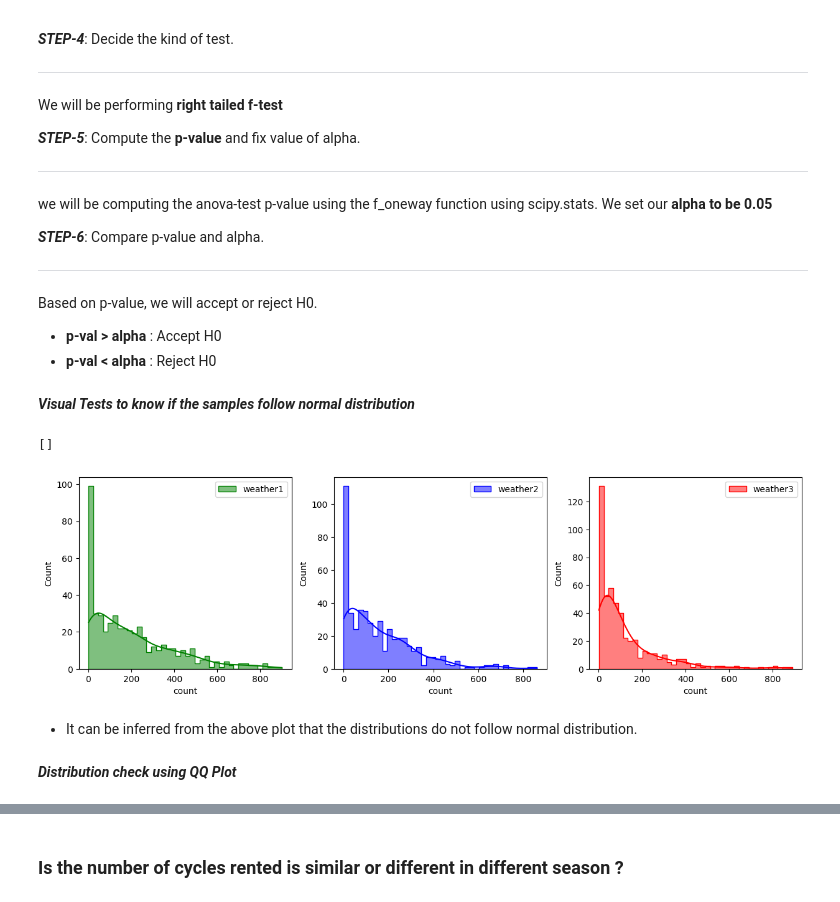
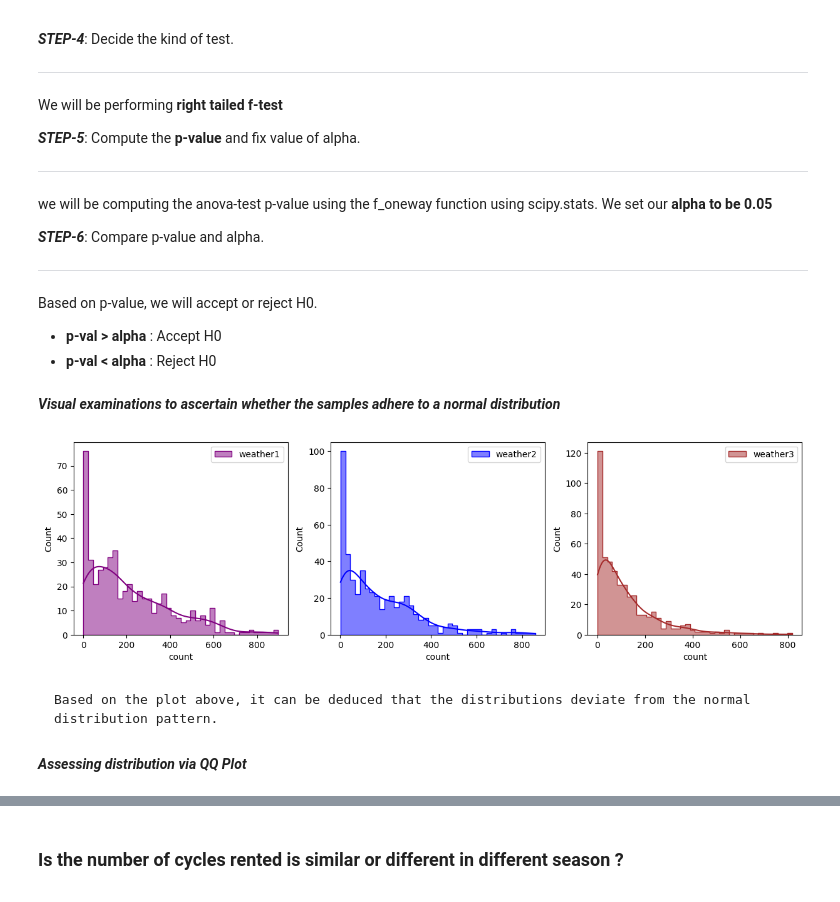
Before and after one commit to ROHIT32767/BRSM, a Jupyter notebook: Assignments/A1/Q3.ipynb, the cells around one changed output, grey strips where cells are left out. Cells and saved outputs as stored; diff of their text form; code cells hidden in the pictures.

````diff
--- a/Assignments/A1/Q3.ipynb
+++ b/Assignments/A1/Q3.ipynb
@@ -730,26 +646,33 @@ Based on p-value, we will accept or reject H0.
 * **p-val > alpha** : Accept H0
 * **p-val < alpha** : Reject H0
 # %% [markdown]
-***Visual Tests to know if the samples follow normal distribution***
+***Visual examinations to ascertain whether the samples adhere to a normal distribution***
-# %%
-plt.figure(figsize = (15, 4))
-plt.subplot(1, 3, 1)
-sns.histplot(df_weather1.loc[:, 'count'].sample(500), bins = 40,
-             element = 'step', color = 'green', kde = True, label = 'weather1')
-plt.legend()
-plt.subplot(1, 3, 2)
-sns.histplot(df_weather2.loc[:, 'count'].sample(500), bins = 40,
-             element = 'step', color = 'blue', kde = True, label = 'weather2')
-plt.legend()
-plt.subplot(1, 3, 3)
-sns.histplot(df_weather3.loc[:, 'count'].sample(500), bins = 40,
-             element = 'step', color = 'red', kde = True, label = 'weather3')
-plt.legend()
-plt.plot()
-# %% [output]
-[]
-[figure, removed]
+# %%
+import seaborn as sns
+import matplotlib.pyplot as plt
+
+def plot_histplot_weather(df_weather1, df_weather2, df_weather3, sample_size=500):
+    plt.figure(figsize=(15, 4))
+    plt.subplot(1, 3, 1)
+    sns.histplot(df_weather1.loc[:, 'count'].sample(sample_size), bins=40,
+                 element='step', color='purple', kde=True, label='weather1')
+    plt.legend()
+    plt.subplot(1, 3, 2)
+    sns.histplot(df_weather2.loc[:, 'count'].sample(sample_size), bins=40,
+                 element='step', color='blue', kde=True, label='weather2')
+    plt.legend()
+    plt.subplot(1, 3, 3)
+    sns.histplot(df_weather3.loc[:, 'count'].sample(sample_size), bins=40,
+                 element='step', color='brown', kde=True, label='weather3')
+    plt.legend()
+    plt.show()
+
+plot_histplot_weather(df_weather1, df_weather2, df_weather3)
+# %% [output]
+[figure, added]
 # %% [markdown]
- - It can be inferred from the above plot that the distributions do not follow normal distribution.
+```
+Based on the plot above, it can be deduced that the distributions deviate from the normal distribution pattern.
+```
 # %% [markdown]
-***Distribution check using QQ Plot***
+***Assessing distribution via QQ Plot***
````
Also changed, not shown: parts of 50 cells of this notebook.
